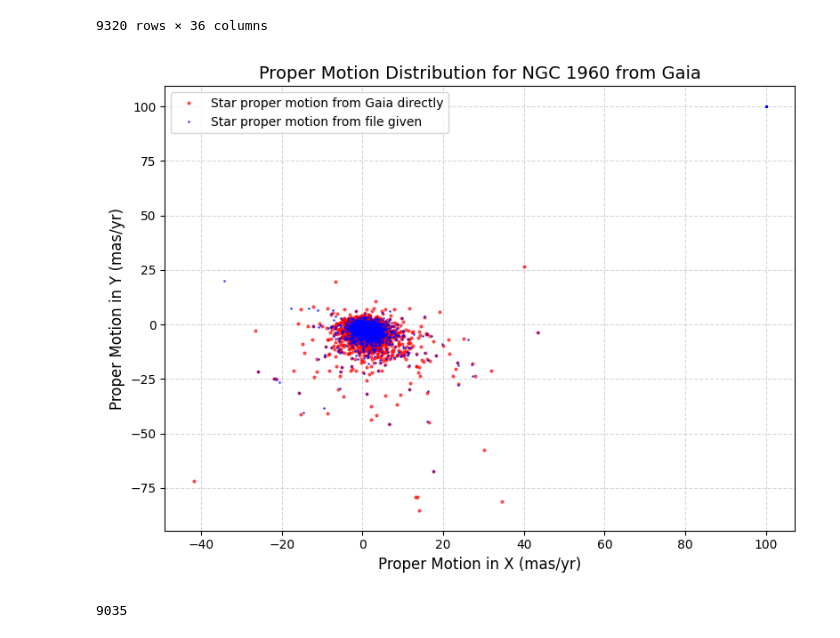
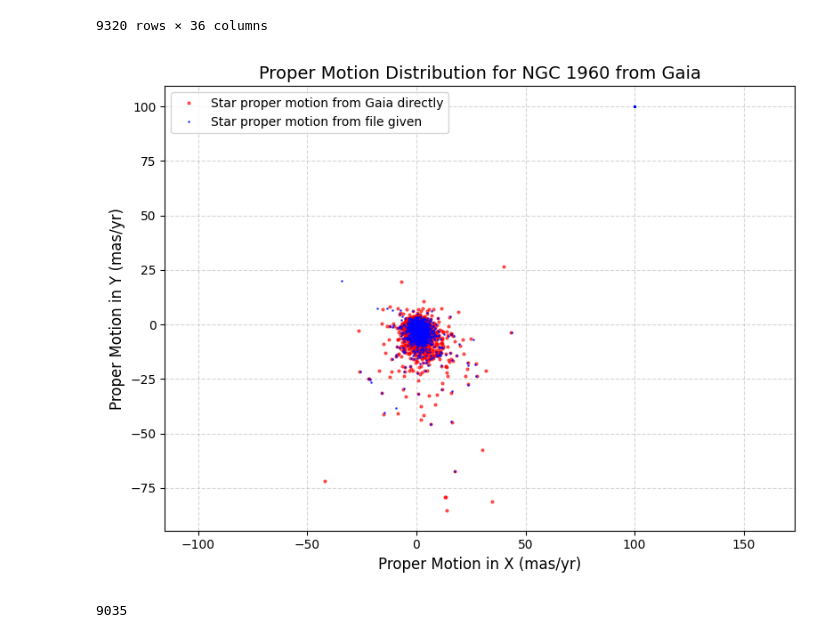
Before and after one commit to pranavkalsi/My-Projects, a Jupyter notebook: NGC_1960.ipynb, the cells around one changed output. Saved outputs shown, nothing was run; the diff lists cells and outputs as text; code cells hidden in the pictures.

```diff
--- a/NGC_1960.ipynb
+++ b/NGC_1960.ipynb
@@ -167,35 +223,35 @@ Df
 plt.figure(figsize=(8, 6))  # Optional: larger figure size
 plt.plot(
     Df.pmra,
     Df.pmdec,
     'ro',
     markersize=2,  # smaller marker size
     alpha=0.6,     # optional: make points slightly transparent
     label='Star proper motion from Gaia directly'
 )
 
 plt.plot(
     NGC_1960_data.mu_x,
     NGC_1960_data.mu_y,
     'bo',
     markersize=1,  # smaller marker size
     alpha=0.6,     # optional: make points slightly transparent
     label='Star proper motion from file given'
 )
-
+plt.axis('equal')
 
 # Add labels and title
 plt.xlabel('Proper Motion in X (mas/yr)', fontsize=12)
 plt.ylabel('Proper Motion in Y (mas/yr)', fontsize=12)
 plt.title('Proper Motion Distribution for NGC 1960 from Gaia', fontsize=14)
 
 # Add grid and legend
 plt.grid(True, linestyle='--', alpha=0.5)
 plt.legend()
 plt.tight_layout()
 plt.show()
 # %% [output]
-[figure, old version]
+[figure, new version]
 # %%
 Df.radial_velocity.isna().sum()
 # %% [output]
```
Also changed, not shown: parts of 17 cells of this notebook, 1 other file.
